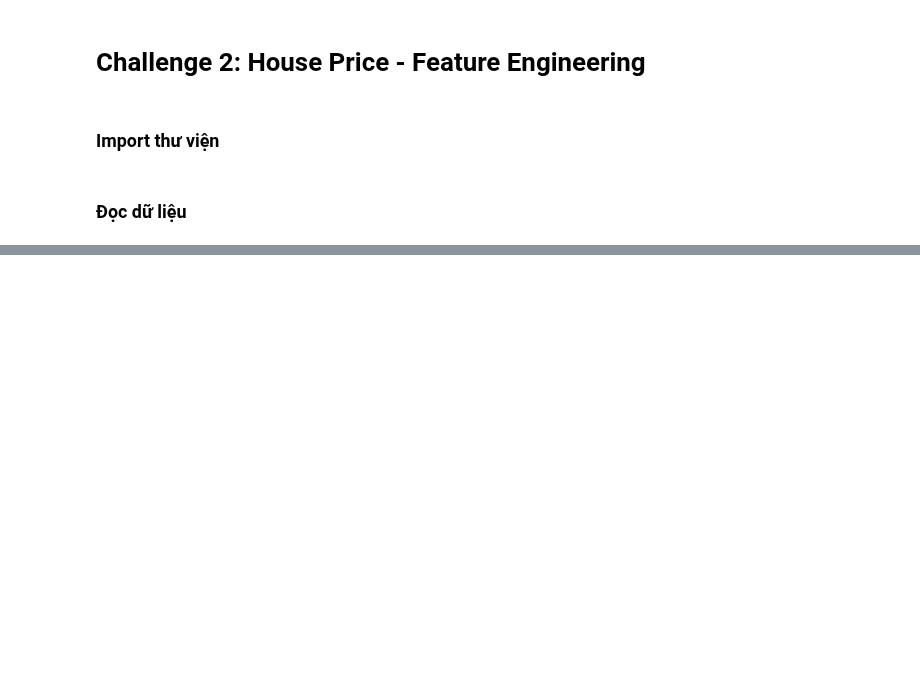
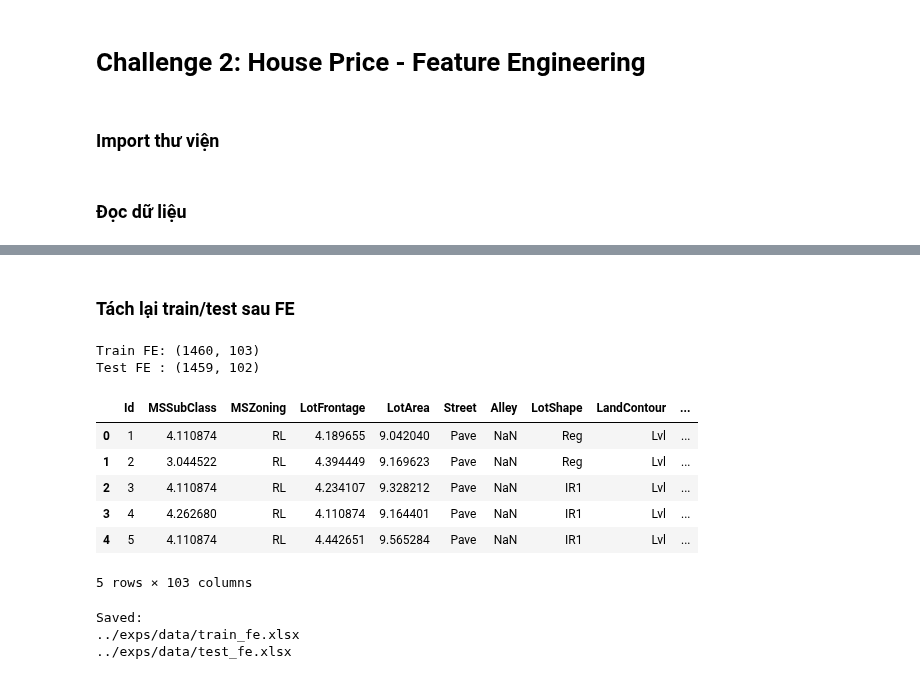
Before and after one commit to bibo0610/sgu25_ml_group, a Jupyter notebook: preprocessing/feature_engineering.ipynb, the cells around one changed output, grey strips where cells are left out. Saved outputs shown, nothing was run; the diff lists cells and outputs as text; code cells hidden in the pictures; blank space fills up the shorter version.

```diff
--- a/preprocessing/feature_engineering.ipynb
+++ b/preprocessing/feature_engineering.ipynb
@@ -44,0 +65,8 @@ Test: (418, 11)
+# %%
+def zfill(col):
+    """Fill NaN numeric with 0 để tính toán."""
+    return all_df[col].fillna(0)
+
+def sfill(col, value="None"):
+    """Fill NaN categorical bằng 'None'."""
+    return all_df[col].fillna(value)
@@ -44,0 +159,8 @@ Test: (418, 11)
+# %%
+if "LotShape" in all_df.columns:
+    all_df["LotShape_isReg"] = (sfill("LotShape") == "Reg").astype(int)
+
+if "LotConfig" in all_df.columns:
+    all_df["LotConfig_isCorner"] = (sfill("LotConfig") == "Corner").astype(int)
+
+all_df[["LotShape_isReg","LotConfig_isCorner"]].head()
@@ -44,0 +176,14 @@ Test: (418, 11)
+# %%
+num_cols = all_df.select_dtypes(include=["number"]).columns
+exclude = {"Id", "YrSold", "MoSold"}  # không log các cột này
+num_skew = [c for c in num_cols if c not in exclude]
+
+skews = all_df[num_skew].skew().sort_values(ascending=False)
+high_skew = skews[skews > 0.75].index.tolist()
+
+for col in high_skew:
+    if all_df[col].min() >= 0:
+        all_df[col] = np.log1p(all_df[col])
+
+print("Log1p applied to", len(high_skew), "high-skew numeric columns")
+high_skew[:15]
@@ -44,0 +207,34 @@ Test: (418, 11)
+# %% [markdown]
+### Tách lại train/test sau FE
+# %%
+train_fe = all_df.iloc[:len(train)].copy()
+test_fe  = all_df.iloc[len(train):].copy()
+
+train_fe["SalePrice"] = y.values
+
+print("Train FE:", train_fe.shape)
+print("Test FE :", test_fe.shape)
+
+train_fe.head()
+# %% [output]
+Train FE: (1460, 103)
+Test FE : (1459, 102)
+|  | Id | MSSubClass | MSZoning | LotFrontage | LotArea | Street | Alley | LotShape | LandContour | ... |
+| 0 | 1 | 4.110874 | RL | 4.189655 | 9.042040 | Pave | NaN | Reg | Lvl | ... |
+| 1 | 2 | 3.044522 | RL | 4.394449 | 9.169623 | Pave | NaN | Reg | Lvl | ... |
+| 2 | 3 | 4.110874 | RL | 4.234107 | 9.328212 | Pave | NaN | IR1 | Lvl | ... |
+| 3 | 4 | 4.262680 | RL | 4.110874 | 9.164401 | Pave | NaN | IR1 | Lvl | ... |
+| 4 | 5 | 4.110874 | RL | 4.442651 | 9.565284 | Pave | NaN | IR1 | Lvl | ... |
+5 rows × 103 columns
+# %%
+# Lưu file FE
+train_fe.to_excel(f"{data_path}/train_fe.xlsx", index=False)
+test_fe.to_excel(f"{data_path}/test_fe.xlsx", index=False)
+
+print("Saved:")
+print(f"{data_path}/train_fe.xlsx")
+print(f"{data_path}/test_fe.xlsx")
+# %% [output]
+Saved:
+../exps/data/train_fe.xlsx
+../exps/data/test_fe.xlsx
```
Also changed, not shown: parts of 17 cells of this notebook, 8 other files.
